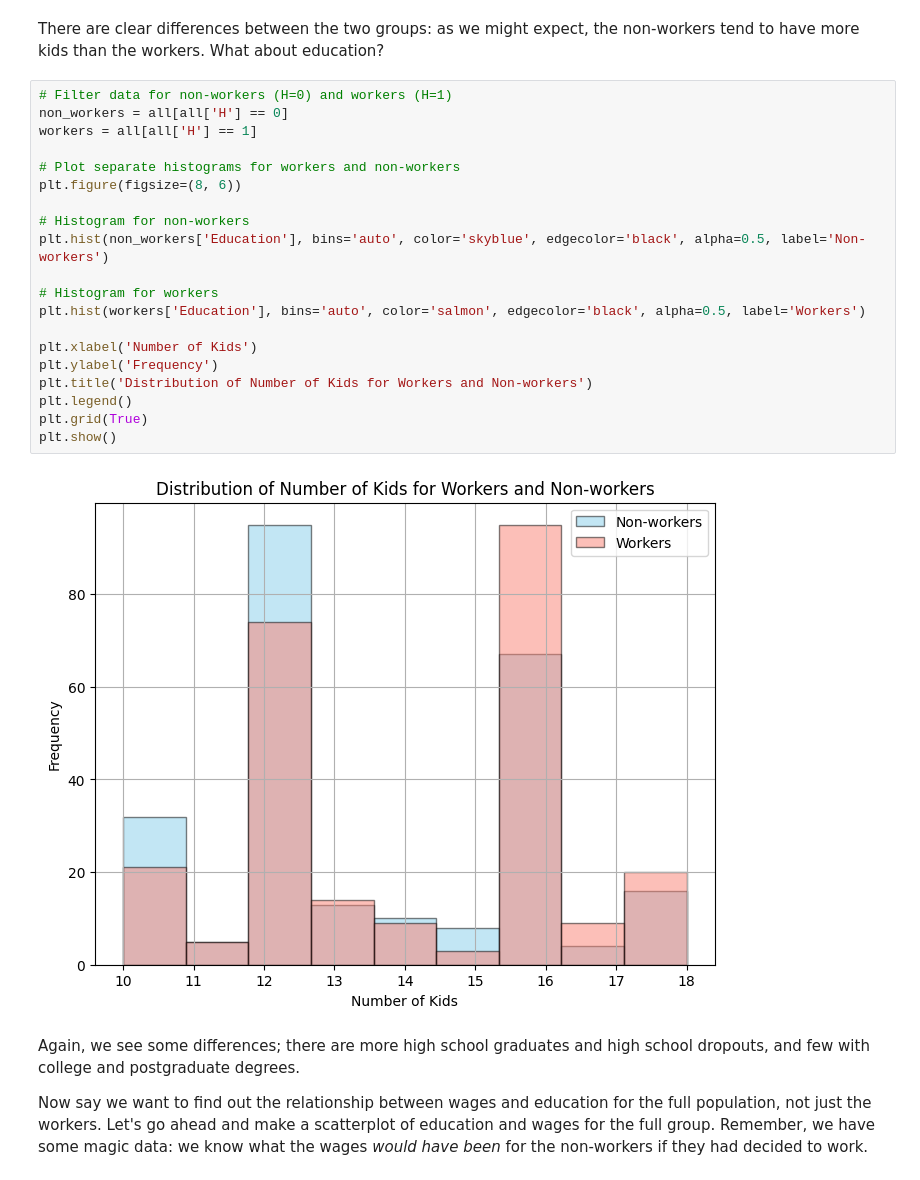
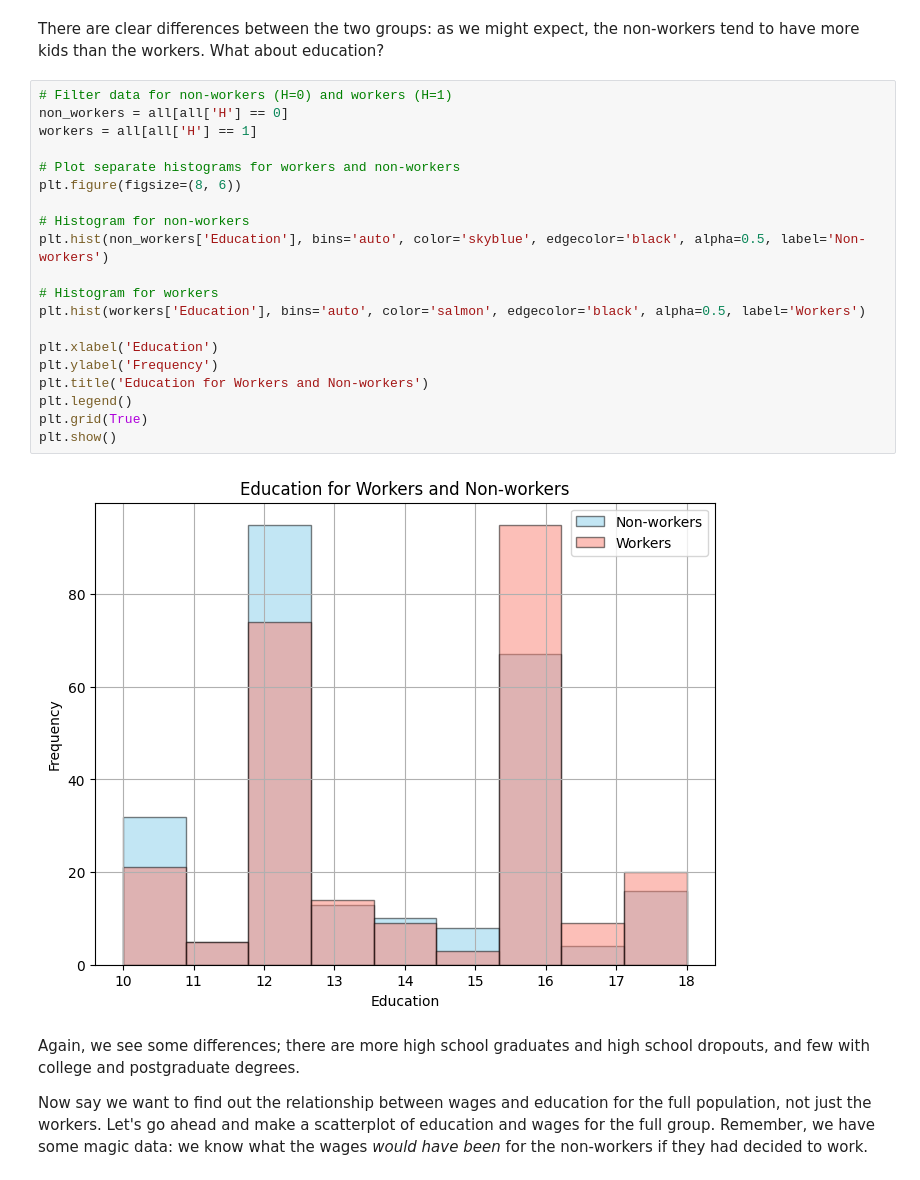
Before and after one commit to JohnRGreen/BaltimorePolyEcon, a Jupyter notebook: polyecon_notebook.ipynb, the cells around one changed output. Saved outputs shown, nothing was run; the diff lists cells and outputs as text.

```diff
--- a/polyecon_notebook.ipynb
+++ b/polyecon_notebook.ipynb
@@ -390,25 +390,25 @@ There are clear differences between the two groups: as we might expect, the non-
 # %%
 # Filter data for non-workers (H=0) and workers (H=1)
 non_workers = all[all['H'] == 0]
 workers = all[all['H'] == 1]
 
 # Plot separate histograms for workers and non-workers
 plt.figure(figsize=(8, 6))
 
 # Histogram for non-workers
 plt.hist(non_workers['Education'], bins='auto', color='skyblue', edgecolor='black', alpha=0.5, label='Non-workers')
 
 # Histogram for workers
 plt.hist(workers['Education'], bins='auto', color='salmon', edgecolor='black', alpha=0.5, label='Workers')
 
-plt.xlabel('Number of Kids')
+plt.xlabel('Education')
 plt.ylabel('Frequency')
-plt.title('Distribution of Number of Kids for Workers and Non-workers')
+plt.title('Education for Workers and Non-workers')
 plt.legend()
 plt.grid(True)
 plt.show()
 # %% [output]
-[figure, old version]
+[figure, new version]
 # %% [markdown]
 Again, we see some differences; there are more high school graduates and high school dropouts, and few with college and postgraduate degrees.
 
```
Also changed, not shown: parts of 2 cells of this notebook.
